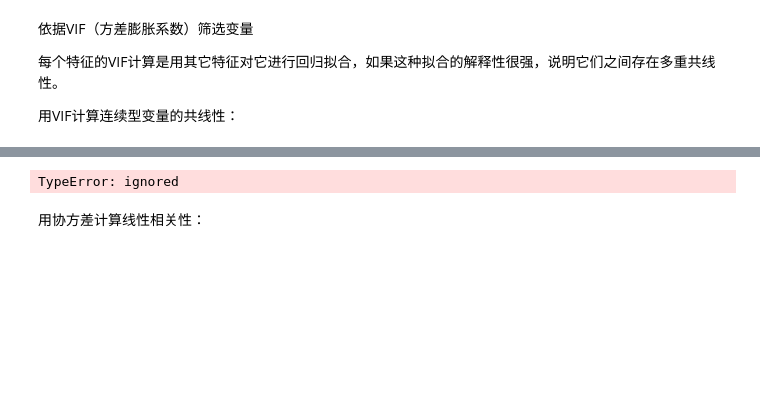
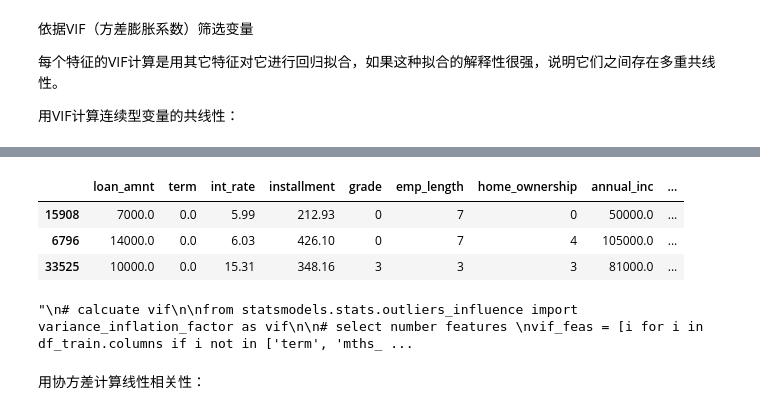
Before and after one commit to xslittlemaggie/Deep-Learning-Machine-Learning-Projects, a Jupyter notebook: Loan.ipynb, the cells around one changed output, grey strips where cells are left out. Cells and saved outputs as stored; diff of their text form; code cells hidden in the pictures; blank space fills up the shorter version.

```diff
--- a/Loan.ipynb
+++ b/Loan.ipynb
@@ -878,9 +869,18 @@ df_train.select_dtypes(include=['object'])
+# %%
+df_train.head(3)
+# %% [output]
+|  | loan_amnt | term | int_rate | installment | grade | emp_length | home_ownership | annual_inc | ... |
+| 15908 | 7000.0 | 0.0 | 5.99 | 212.93 | 0 | 7 | 0 | 50000.0 | ... |
+| 6796 | 14000.0 | 0.0 | 6.03 | 426.10 | 0 | 7 | 4 | 105000.0 | ... |
+| 33525 | 10000.0 | 0.0 | 15.31 | 348.16 | 3 | 3 | 3 | 81000.0 | ... |
 # %%
+"""
+# calcuate vif
+
+from statsmodels.stats.outliers_influence import variance_inflation_factor as vif
+
 # select number features
 vif_feas = [i for i in df_train.columns if i not in ['term', 'mths_since_last_delinq', 'mths_since_last_record', 'addr_state', 'emp_title', 'loan_status']]
-
-# calcuate vif
-from statsmodels.stats.outliers_influence import variance_inflation_factor as vif
 
 vif_ls = []
 
@@ -889,8 +889,9 @@ for i in range(len(vif_feas)):
 
 vif_df = pd.DateFrame(vif_ls, columns = ['col_name', 'vif'])
 vif_df.sort_values(by = 'vif', ascending = False)
+"""
 # %% [output]
-TypeError: ignored
+"\n# calcuate vif\n\nfrom statsmodels.stats.outliers_influence import variance_inflation_factor as vif\n\n# select number features \nvif_feas = [i for i in df_train.columns if i not in ['term', 'mths_ ...
 # %% [markdown]
 用协方差计算线性相关性：
 # %%
```
Also changed, not shown: parts of 39 cells of this notebook.
